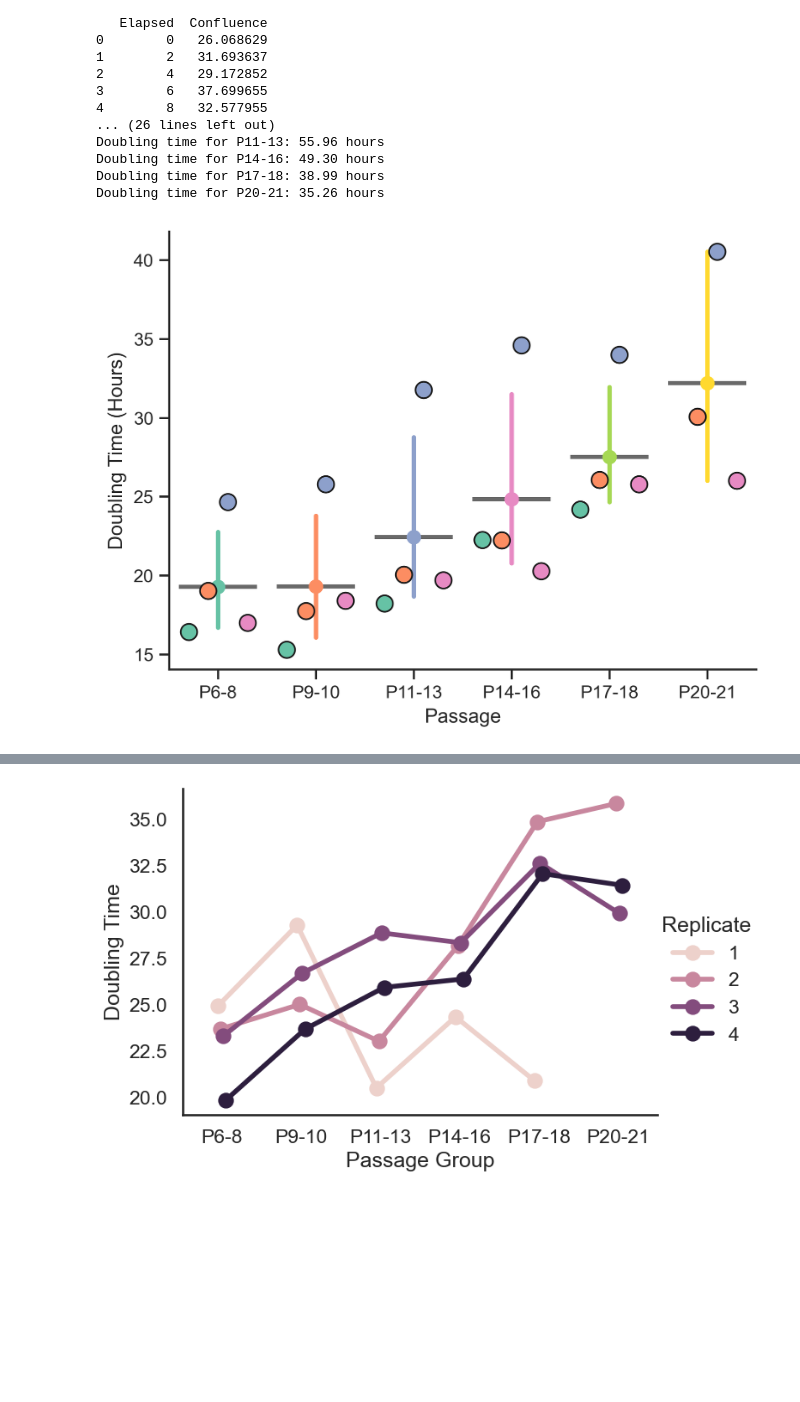
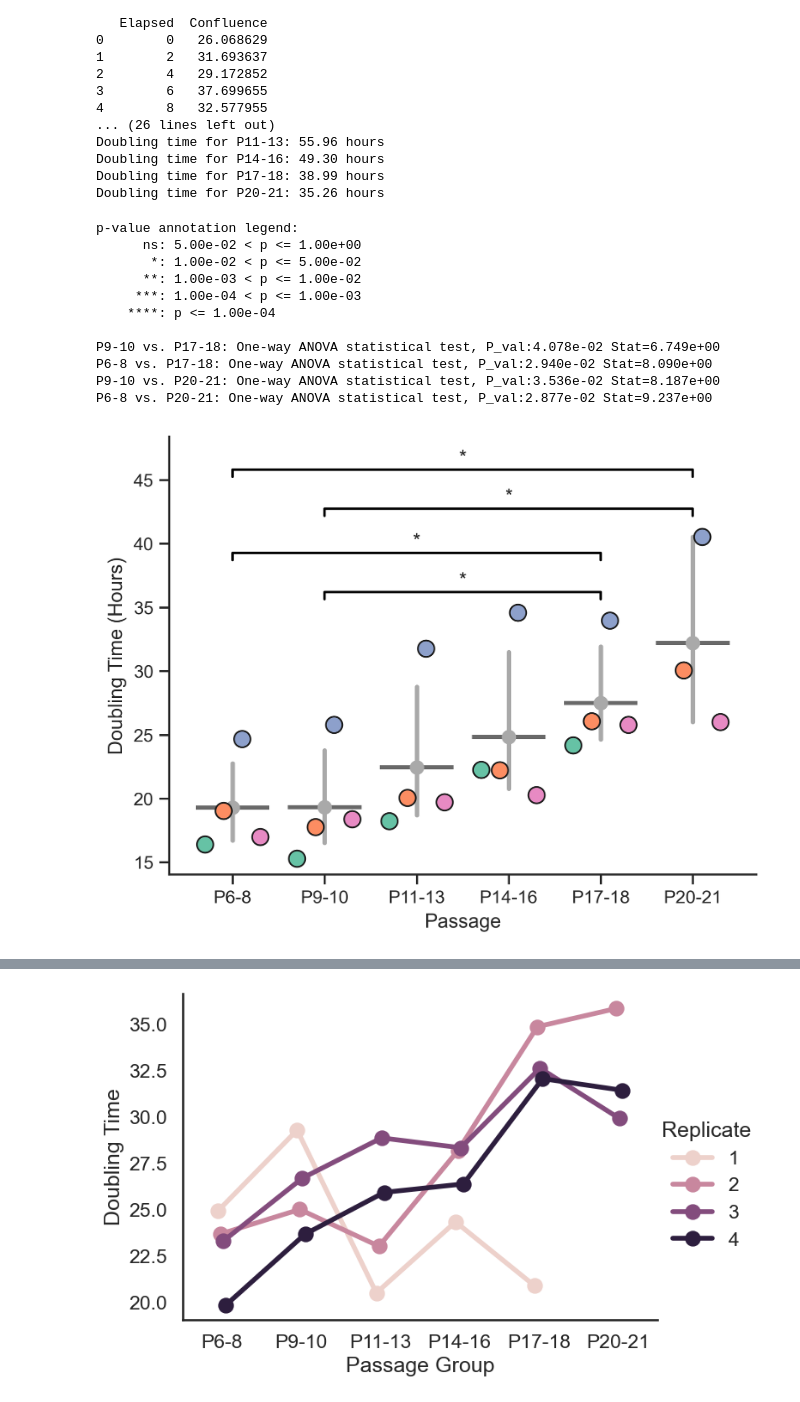
Before and after one commit to allielas/HTP_fibroblasts_mitolyso, a Jupyter notebook: Proliferation_GrowthCurves.ipynb, the cells around one changed output, grey strips where cells are left out. Cells and saved outputs as stored; diff of their text form; code cells hidden in the pictures; blank space fills up the shorter version.

Commit message:
Stats on plots

```diff
--- a/Proliferation_GrowthCurves.ipynb
+++ b/Proliferation_GrowthCurves.ipynb
@@ -176,7 +176,7 @@ Doubling time for P20-21: 35.26 hours
 # %%
 from helpers import *
 data = pd.read_csv('/Users/allielas/Desktop/Active Projects/Doubling TImes/newfinaltimes.csv', header=0)
-save_path="/Users/allielas/Desktop/Active Projects/Doubling TImes/new_doubling_times_bar.png"
+save_path="/Users/allielas/Desktop/Active Projects/Doubling TImes/new_doubling_times_point.png"
 
 ytitle = "Doubling Time (Hours)"
 group = 'Passage'
@@ -191,7 +191,7 @@ ylim=None
 
 #plotting
 data_avg = average_groups_by_plate(data, x_value=group, y_value='Mean_DoublingTime', replicates='Replicate')
-#group_avg_df_pivot = average_groups_pivot(group_avg_df, x_value=group, y_value=feature_meas, replicates=replicates)
+group_avg_df_pivot = average_groups_pivot(data_avg, x_value=group, y_value='Mean_DoublingTime', replicates='Replicate')
 
 sns.set_theme(style="ticks")
 sns.set_context("notebook")
@@ -200,9 +200,11 @@ plt.figure(dpi=300)
 
 sns.pointplot(data=data, x=group,
             y='Mean_DoublingTime',
-            hue = group,
             order=order,
-            palette=pallete,
+            color ='darkgray',
+            linestyles=' ',
+            #weights=1,
+            errorbar='ci'
             )
 
 ax = sns.swarmplot(data=data_avg, x=group,
@@ -213,31 +215,60 @@ ax = sns.swarmplot(data=data_avg, x=group,
             size=10,
             edgecolor="k",
             linewidth=1,
             dodge=0.5)
 
 sns.boxplot(data = data, x = group,
             y = 'Mean_DoublingTime',
             showmeans=True,
             meanline=True,
             meanprops={'color': 'dimgray', 'ls': '-', 'lw': 2.5},
             medianprops={'visible': False},
             whiskerprops={'visible': False},
             zorder=1,
             showfliers=False,
             showbox=False,
             showcaps=False,
             ax = ax)
 
 if ax.legend_ is not None:
     ax.legend_.remove()
 
+pairs = getpairs(data,group,order)
+
+from statannotations.stats.StatTest import StatTest
+custom_long_name = 'One-way ANOVA statistical test'
+custom_short_name = 'One-way ANOVA'
+custom_func = stats.f_oneway
+custom_test = StatTest(custom_func, custom_long_name, custom_short_name)
+
+from statannotations.Annotator import Annotator
+annotator = Annotator(ax, pairs=pairs, data=group_avg_df_pivot, order=order)
+annotator.configure(test=custom_test,
+                    text_format='star',
+                    loc='inside',
+                    hide_non_significant = True,
+                    color = 'black',
+                    verbose = 2)
+annotator.apply_and_annotate()
+
 sns.despine()
 plt.gcf()#.set_size_inches(10, 6)
 plt.xlabel(group)
 plt.ylabel(ytitle)
 plt.ylim(ylim)
 
 plt.savefig(save_path, format='png', dpi=300, bbox_inches='tight', transparent=True)
 plt.show()
 # %% [output]
+p-value annotation legend:
+      ns: 5.00e-02 < p <= 1.00e+00
+       *: 1.00e-02 < p <= 5.00e-02
+      **: 1.00e-03 < p <= 1.00e-02
+     ***: 1.00e-04 < p <= 1.00e-03
+    ****: p <= 1.00e-04
+
+P9-10 vs. P17-18: One-way ANOVA statistical test, P_val:4.078e-02 Stat=6.749e+00
+P6-8 vs. P17-18: One-way ANOVA statistical test, P_val:2.940e-02 Stat=8.090e+00
+P9-10 vs. P20-21: One-way ANOVA statistical test, P_val:3.536e-02 Stat=8.187e+00
+P6-8 vs. P20-21: One-way ANOVA statistical test, P_val:2.877e-02 Stat=9.237e+00
-[figure, old version]
+[figure, new version]
```
Also changed, not shown: parts of 2 cells of this notebook.
